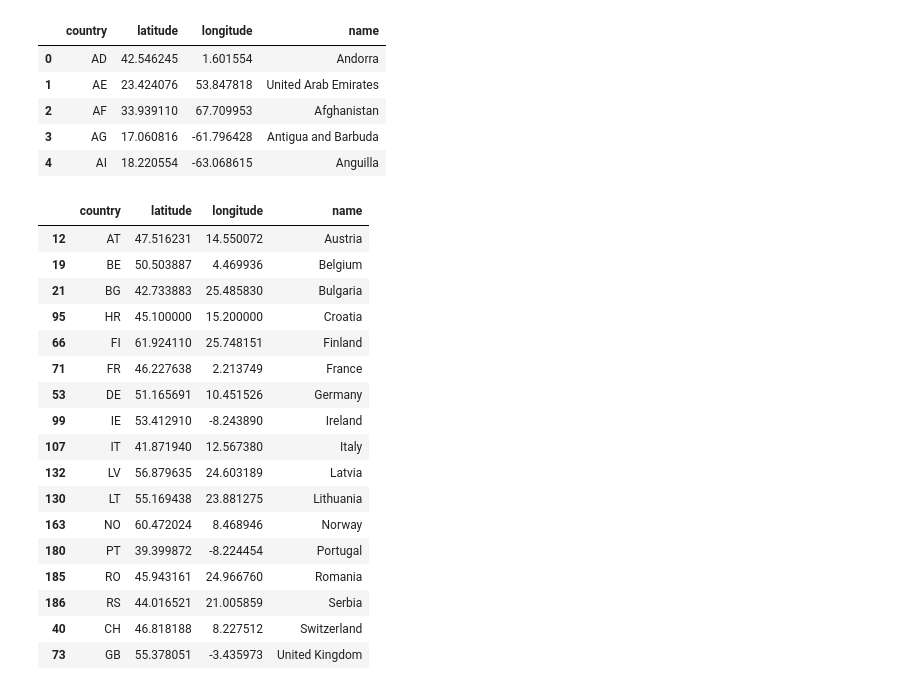
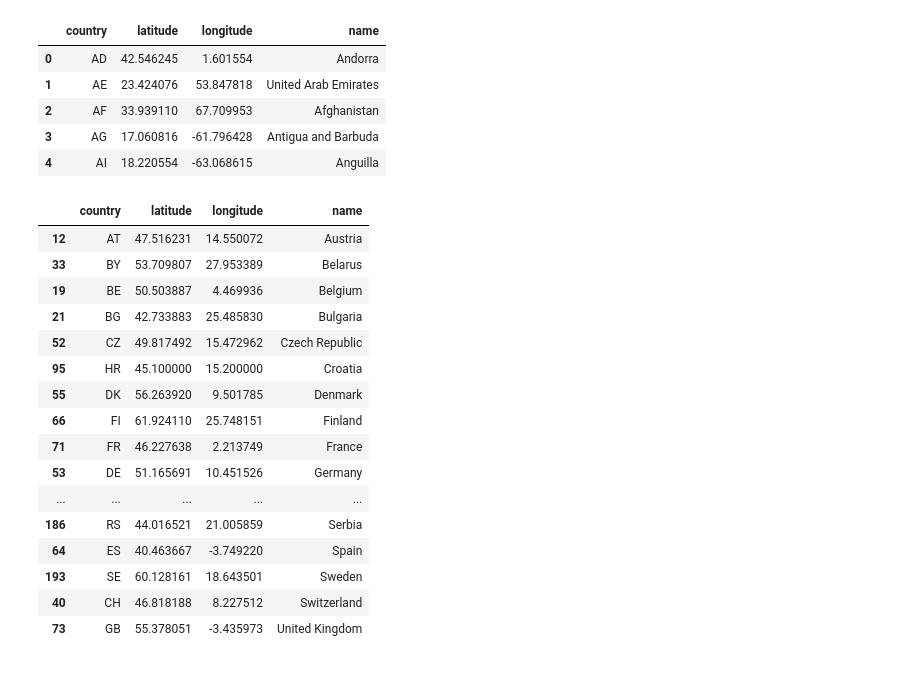
Before and after one commit to zhou0366/UMN_BootCamp_Project1_Group2, a Jupyter notebook: map.ipynb, the cells around one changed output. Drawn from its saved outputs; the diff is of its cells as text; code cells hidden in the pictures.

```diff
--- a/map.ipynb
+++ b/map.ipynb
@@ -21,37 +21,36 @@ Country_Coords.head()
 | 4 | AI | 18.220554 | -63.068615 | Anguilla |
 # %%
 # Select Rows from Dataframe using Country List
-Country_List = ['Austria', 'Belgium', 'Bulgaria', 'Croatia', 'Finland',
-                'France', 'Germany', 'Ireland', 'Italy', 'Latvia',
-                'Lithuania', 'Norway', 'Portugal', 'Romania', 'Serbia',
-                'Switzerland', 'United Kingdom']
+Country_List = ['Austria', 'Belarus', 'Belgium', 'Bulgaria', 'Czech Republic',
+                'Croatia', 'Denmark', 'Finland', 'France', 'Germany', 'Ireland',
+                'Italy', 'Latvia','Lithuania', 'Luxembourg', 'Norway', 'Portugal',
+                'Romania', 'Serbia', 'Spain', 'Sweden', 'Switzerland', 'United Kingdom']
 
 SelectedRows=[]
 for country in Country_List:
     Row=Country_Coords.loc[Country_Coords['name']==country]
     if not Row.empty:
         SelectedRows.append(Row.iloc[0])
 
 #Create DataFrame from Selected Rows
 SelectedCountries_df=pd.DataFrame(SelectedRows)
 SelectedCountries_df
 # %% [output]
 |  | country | latitude | longitude | name |
 | 12 | AT | 47.516231 | 14.550072 | Austria |
+| 33 | BY | 53.709807 | 27.953389 | Belarus |
 | 19 | BE | 50.503887 | 4.469936 | Belgium |
 | 21 | BG | 42.733883 | 25.485830 | Bulgaria |
+| 52 | CZ | 49.817492 | 15.472962 | Czech Republic |
 | 95 | HR | 45.100000 | 15.200000 | Croatia |
+| 55 | DK | 56.263920 | 9.501785 | Denmark |
 | 66 | FI | 61.924110 | 25.748151 | Finland |
 | 71 | FR | 46.227638 | 2.213749 | France |
 | 53 | DE | 51.165691 | 10.451526 | Germany |
-| 99 | IE | 53.412910 | -8.243890 | Ireland |
-| 107 | IT | 41.871940 | 12.567380 | Italy |
-| 132 | LV | 56.879635 | 24.603189 | Latvia |
-| 130 | LT | 55.169438 | 23.881275 | Lithuania |
-| 163 | NO | 60.472024 | 8.468946 | Norway |
-| 180 | PT | 39.399872 | -8.224454 | Portugal |
-| 185 | RO | 45.943161 | 24.966760 | Romania |
+| ... | ... | ... | ... | ... |
 | 186 | RS | 44.016521 | 21.005859 | Serbia |
+| 64 | ES | 40.463667 | -3.749220 | Spain |
+| 193 | SE | 60.128161 | 18.643501 | Sweden |
 | 40 | CH | 46.818188 | 8.227512 | Switzerland |
 | 73 | GB | 55.378051 | -3.435973 | United Kingdom |
 # %%
```
Also changed, not shown: parts of 1 cell of this notebook, 2 other files.
